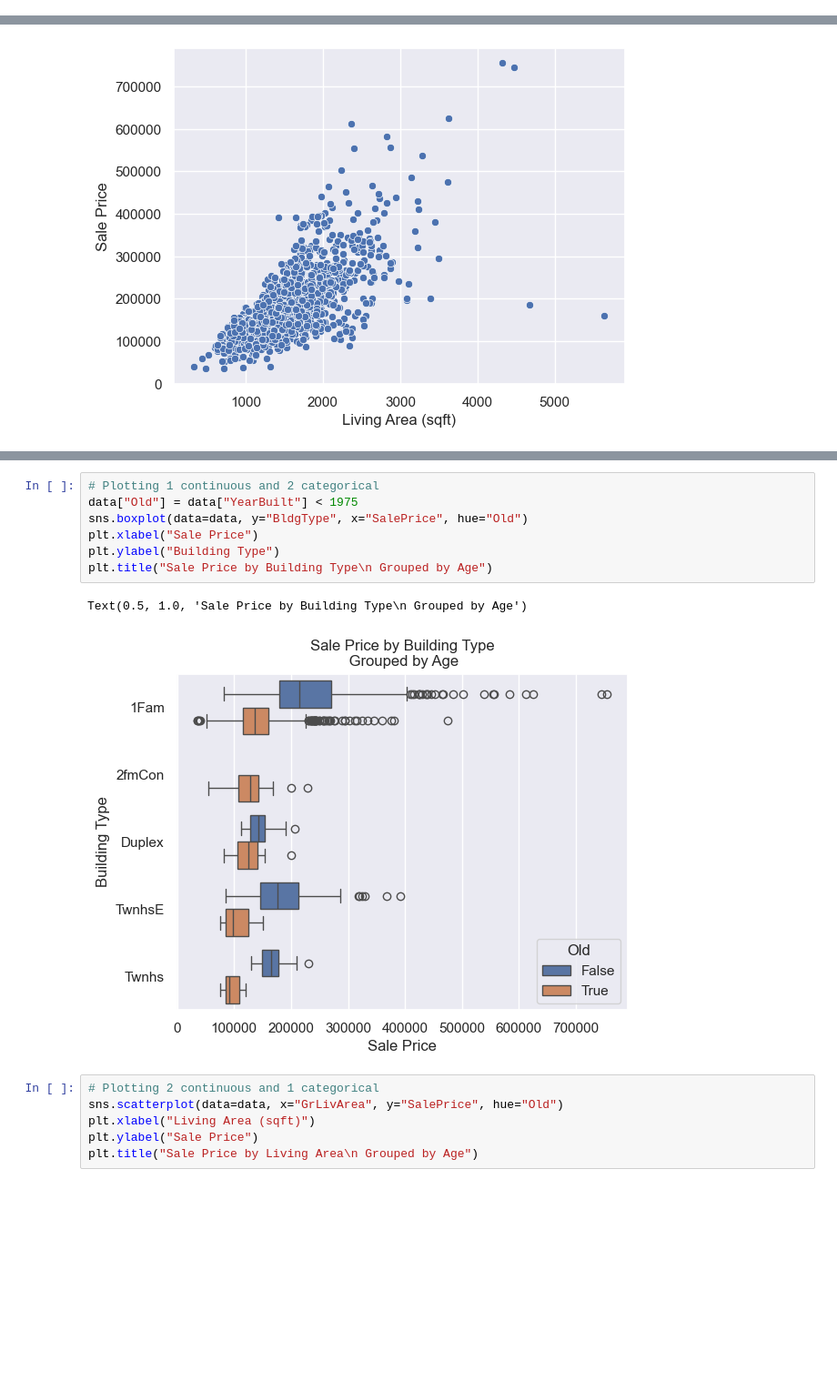
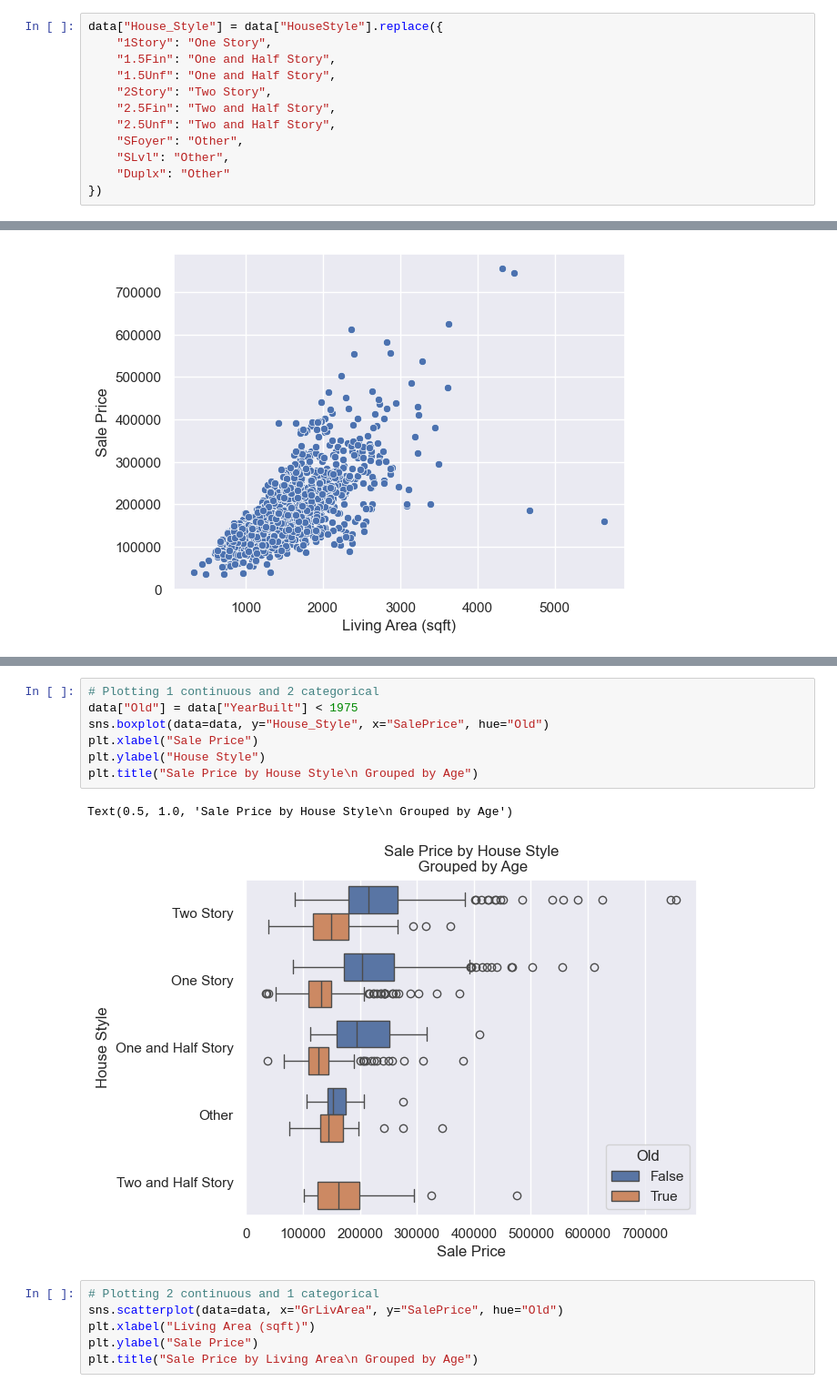
Before and after one commit to stanford-mse-125-2025/mse-125-2025-public, a Jupyter notebook: demos/plotting.ipynb, the cells around one changed output, grey strips where cells are left out. Shown at 91% size. Cells and saved outputs as stored; diff of their text form; blank space fills up the shorter version.

```diff
--- a/demos/plotting.ipynb
+++ b/demos/plotting.ipynb
@@ -43,6 +43,18 @@ data
 |           | 2 categorical               | colored barplot          |
 | 3 features| 2 continuous, 1 categorical | colored scatterplot/lineplot |
 |           | 1 continuous, 2 categorical | colored boxplot          |
+# %%
+data["House_Style"] = data["HouseStyle"].replace({
+    "1Story": "One Story",
+    "1.5Fin": "One and Half Story",
+    "1.5Unf": "One and Half Story",
+    "2Story": "Two Story",
+    "2.5Fin": "Two and Half Story",
+    "2.5Unf": "Two and Half Story",
+    "SFoyer": "Other",
+    "SLvl": "Other",
+    "Duplx": "Other"
+})
 # %%
 # Plotting one continuous feature
 sns.histplot(data=data, x="GrLivArea")
@@ -91,13 +104,13 @@ Text(0, 0.5, 'Building Type')
 # %%
 # Plotting 1 continuous and 2 categorical
 data["Old"] = data["YearBuilt"] < 1975
-sns.boxplot(data=data, y="BldgType", x="SalePrice", hue="Old")
+sns.boxplot(data=data, y="House_Style", x="SalePrice", hue="Old")
 plt.xlabel("Sale Price")
-plt.ylabel("Building Type")
-plt.title("Sale Price by Building Type\n Grouped by Age")
+plt.ylabel("House Style")
+plt.title("Sale Price by House Style\n Grouped by Age")
 # %% [output]
-Text(0.5, 1.0, 'Sale Price by Building Type\n Grouped by Age')
+Text(0.5, 1.0, 'Sale Price by House Style\n Grouped by Age')
-[figure, old version]
+[figure, new version]
 # %%
 # Plotting 2 continuous and 1 categorical
 sns.scatterplot(data=data, x="GrLivArea", y="SalePrice", hue="Old")
```
Also changed, not shown: parts of 4 cells of this notebook.
